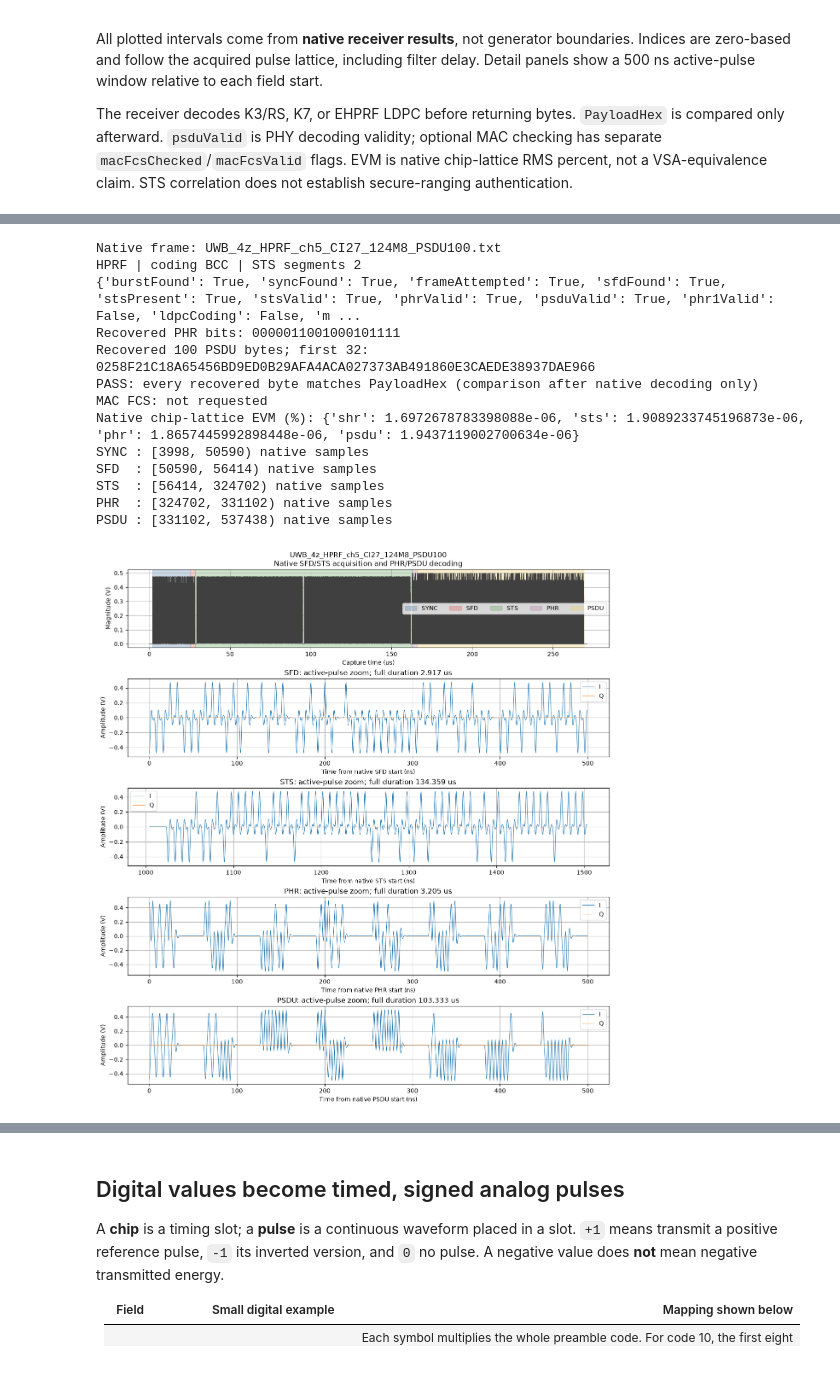
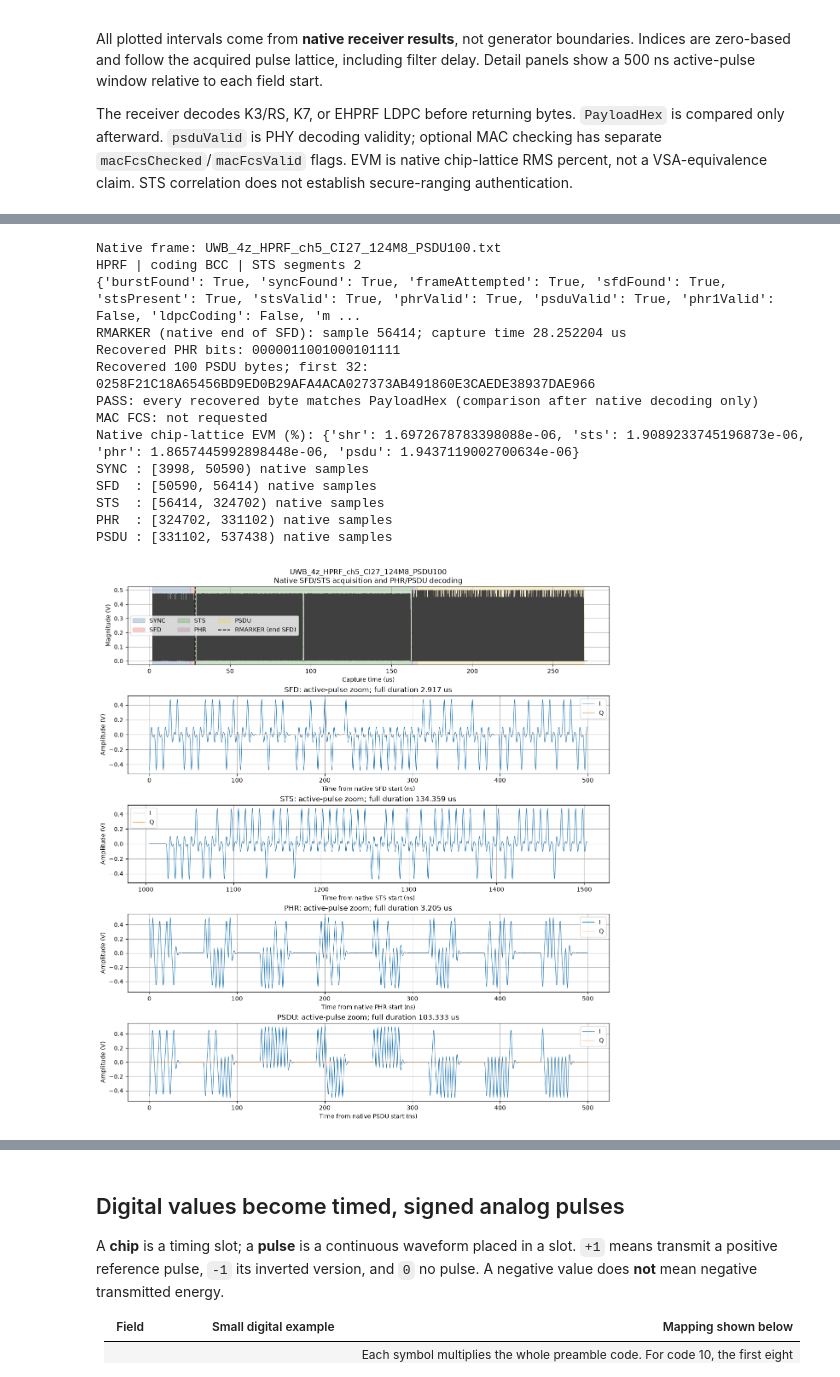
Before and after one commit to pzhou2005-source/nrdemod-vsa, a Jupyter notebook: nrdemod/python/examples/uwb_demod.ipynb, the cells around one changed output, grey strips where cells are left out. Saved outputs shown, nothing was run; the diff lists cells and outputs as text; code cells hidden in the pictures.

Commit message:
Update UWB notebook, constellation plots, and reports

```diff
--- a/nrdemod/python/examples/uwb_demod.ipynb
+++ b/nrdemod/python/examples/uwb_demod.ipynb
@@ -209,6 +209,10 @@ def plot_uwb_fields(waveform_path, field_iq=None, field_fs=None, parameters=None
         return decoded
     bounds = {"SYNC": (decoded.syncStart, decoded.sfdStart),
               "SFD": (decoded.sfdStart, decoded.sfdStart + decoded.sfdLength)}
+    rmarker_sample = int(decoded.sfdStart + decoded.sfdLength)
+    assert 0 <= rmarker_sample < field_iq.size
+    rmarker_us = rmarker_sample / field_fs * 1e6
+    print(f"RMARKER (native end of SFD): sample {rmarker_sample}; capture time {rmarker_us:.6f} us")
     for label, start, length, valid in (
         ("STS", decoded.stsStart, decoded.stsLength, decoded.stsValid),
         ("PHR", decoded.phrStart, decoded.phrLength, decoded.phrValid),
@@ -241,9 +245,11 @@ def plot_uwb_fields(waveform_path, field_iq=None, field_fs=None, parameters=None
         field_axes[0].axvspan(start / field_fs * 1e6, stop / field_fs * 1e6,
                              color=colors[label], alpha=0.3, label=label)
         print(f"{label:5s}: [{start}, {stop}) native samples")
+    field_axes[0].axvline(rmarker_us, color="black", linestyle="--", linewidth=1.5,
+                         label="RMARKER (end SFD)", zorder=5)
     field_axes[0].set(xlabel="Capture time (us)", ylabel="Magnitude (V)",
                       title=f"{waveform_path.stem}\nNative SFD/STS acquisition and PHR/PSDU decoding")
-    field_axes[0].legend(ncol=len(bounds))
+    field_axes[0].legend(ncol=3)
     for field_axis, label in zip(field_axes[1:], ("SFD", "STS", "PHR", "PSDU")):
         if label not in bounds:
             field_axis.text(0.5, 0.5, f"{label} absent in this packet", ha="center", va="center",
@@ -314,17 +322,18 @@ PSDU : [290846, 600094) native samples
 Native frame: UWB_4z_HPRF_ch5_CI27_124M8_PSDU100.txt
 HPRF | coding BCC | STS segments 2
 {'burstFound': True, 'syncFound': True, 'frameAttempted': True, 'sfdFound': True, 'stsPresent': True, 'stsValid': True, 'phrValid': True, 'psduValid': True, 'phr1Valid': False, 'ldpcCoding': False, 'm ...
+RMARKER (native end of SFD): sample 56414; capture time 28.252204 us
 Recovered PHR bits: 0000011001000101111
 Recovered 100 PSDU bytes; first 32: 0258F21C18A65456BD9ED0B29AFA4ACA027373AB491860E3CAEDE38937DAE966
 PASS: every recovered byte matches PayloadHex (comparison after native decoding only)
 MAC FCS: not requested
 Native chip-lattice EVM (%): {'shr': 1.6972678783398088e-06, 'sts': 1.9089233745196873e-06, 'phr': 1.8657445992898448e-06, 'psdu': 1.9437119002700634e-06}
 SYNC : [3998, 50590) native samples
 SFD  : [50590, 56414) native samples
 STS  : [56414, 324702) native samples
 PHR  : [324702, 331102) native samples
 PSDU : [331102, 537438) native samples
-[figure, old version]
+[figure, new version]
 Native frame: UWB_4ab_EHPRF_ch9_124M8_LDPC_PSDU1024.txt
 EHPRF | coding LDPC | STS segments 1
 {'burstFound': True, 'syncFound': True, 'frameAttempted': True, 'sfdFound': True, 'stsPresent': True, 'stsValid': True, 'phrValid': True, 'psduValid': True, 'phr1Valid': True, 'ldpcCoding': True, 'mac ...
```
Also changed, not shown: parts of 4 cells of this notebook, 6 other files.
